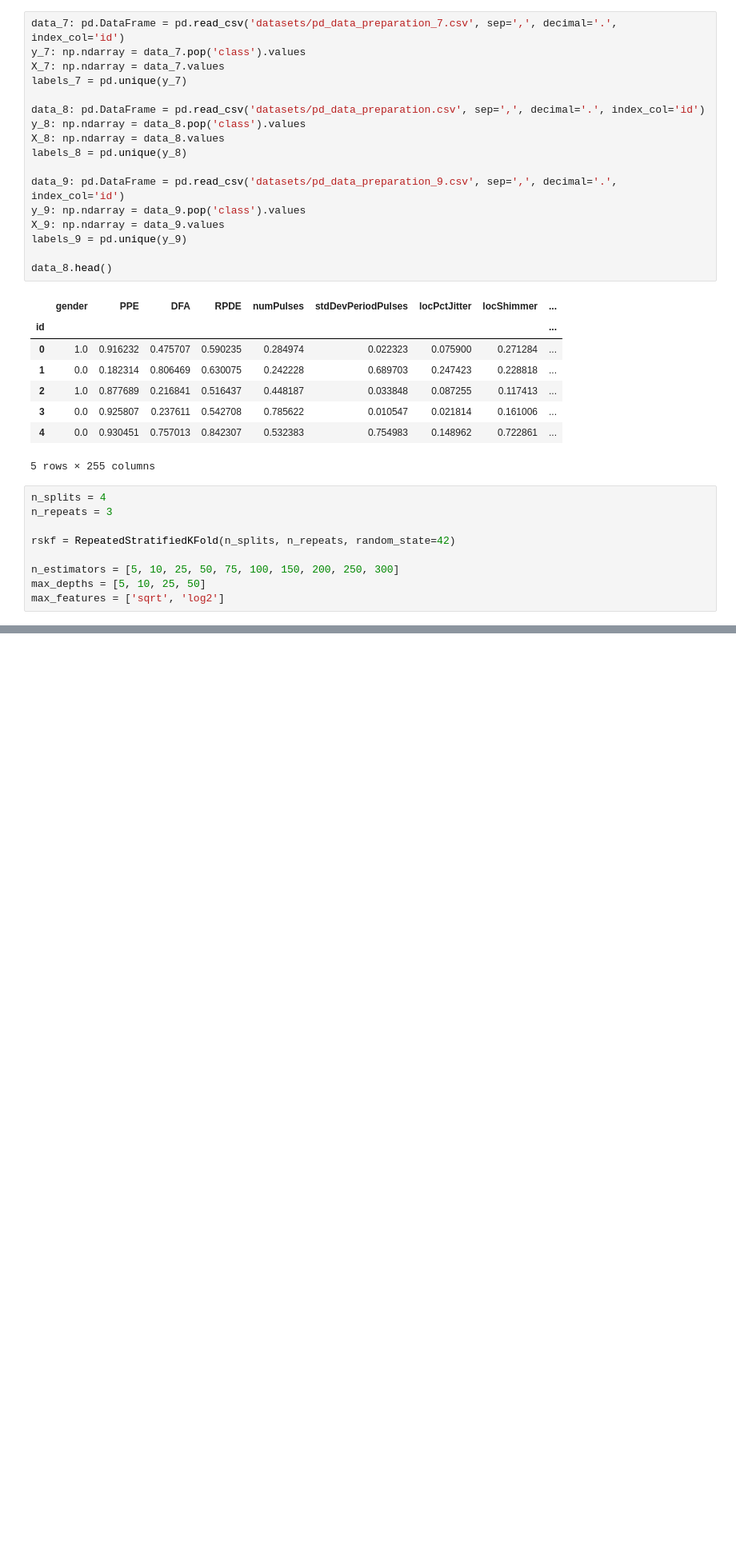
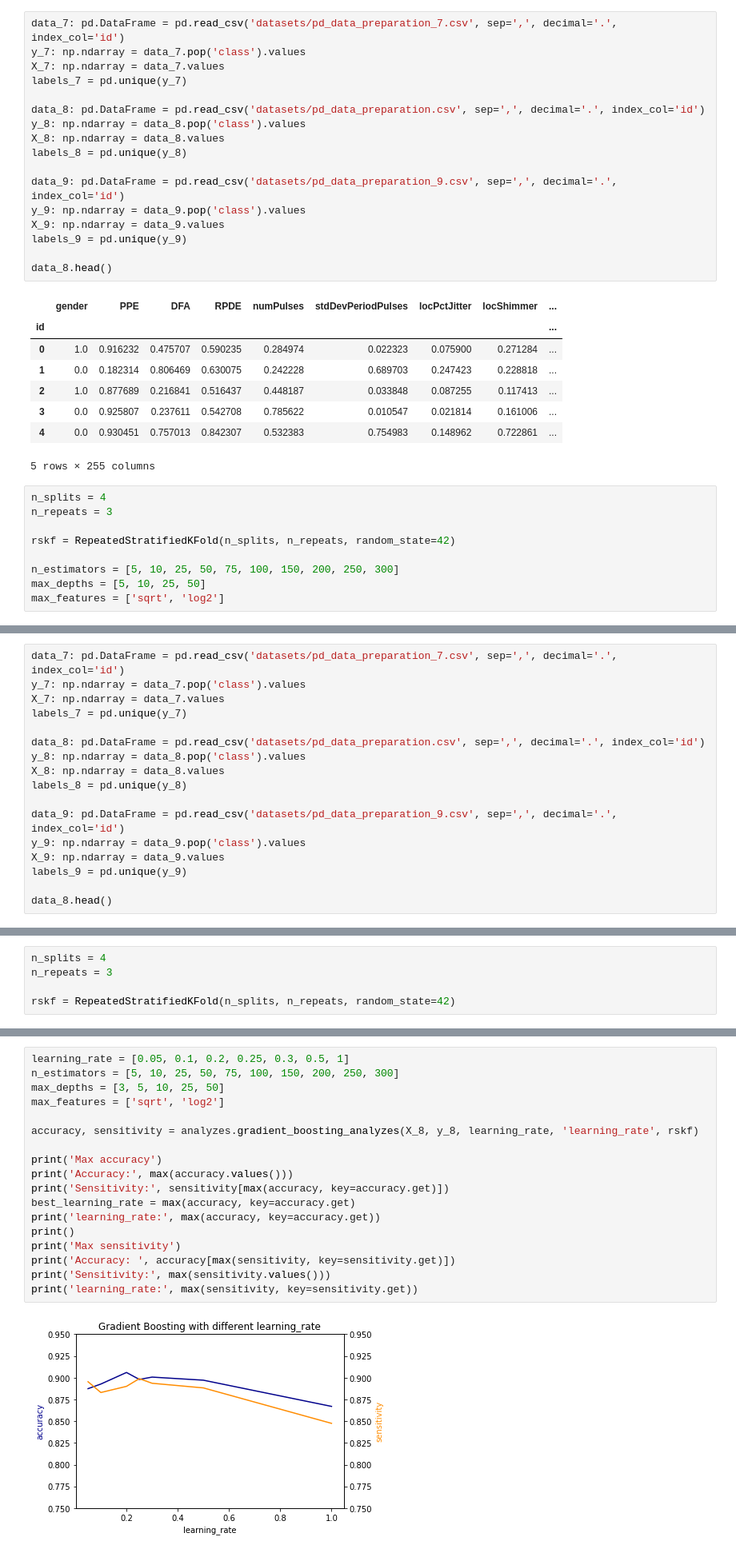
Before and after one commit to RenanNunes/Data_Science_Project_IST, a Jupyter notebook: 05_Ensembles.ipynb, the cells around one changed output, grey strips where cells are left out. Shown at 80% size. Drawn from its saved outputs; the diff is of its cells as text; blank space fills up the shorter version.

Commit message:
Gradient Boosting added in 05_Ensembles, and added comment related to the goal of the project

```diff
--- a/05_Ensembles.ipynb
+++ b/05_Ensembles.ipynb
@@ -155,0 +171,17 @@ Best sensitivity:  0.9007092198581562
+# %%
+data_7: pd.DataFrame = pd.read_csv('datasets/pd_data_preparation_7.csv', sep=',', decimal='.', index_col='id')
+y_7: np.ndarray = data_7.pop('class').values
+X_7: np.ndarray = data_7.values
+labels_7 = pd.unique(y_7)
+
+data_8: pd.DataFrame = pd.read_csv('datasets/pd_data_preparation.csv', sep=',', decimal='.', index_col='id')
+y_8: np.ndarray = data_8.pop('class').values
+X_8: np.ndarray = data_8.values
+labels_8 = pd.unique(y_8)
+
+data_9: pd.DataFrame = pd.read_csv('datasets/pd_data_preparation_9.csv', sep=',', decimal='.', index_col='id')
+y_9: np.ndarray = data_9.pop('class').values
+X_9: np.ndarray = data_9.values
+labels_9 = pd.unique(y_9)
+
+data_8.head()
@@ -155,0 +197,5 @@ Best sensitivity:  0.9007092198581562
+# %%
+n_splits = 4
+n_repeats = 3
+
+rskf = RepeatedStratifiedKFold(n_splits, n_repeats, random_state=42)
@@ -155,0 +211,20 @@ Best sensitivity:  0.9007092198581562
+# %%
+learning_rate = [0.05, 0.1, 0.2, 0.25, 0.3, 0.5, 1]
+n_estimators = [5, 10, 25, 50, 75, 100, 150, 200, 250, 300]
+max_depths = [3, 5, 10, 25, 50]
+max_features = ['sqrt', 'log2']
+
+accuracy, sensitivity = analyzes.gradient_boosting_analyzes(X_8, y_8, learning_rate, 'learning_rate', rskf)
+
+print('Max accuracy')
+print('Accuracy:', max(accuracy.values()))
+print('Sensitivity:', sensitivity[max(accuracy, key=accuracy.get)])
+best_learning_rate = max(accuracy, key=accuracy.get)
+print('learning_rate:', max(accuracy, key=accuracy.get))
+print()
+print('Max sensitivity')
+print('Accuracy: ', accuracy[max(sensitivity, key=sensitivity.get)])
+print('Sensitivity:', max(sensitivity.values()))
+print('learning_rate:', max(sensitivity, key=sensitivity.get))
+# %% [output]
+[figure, added]
```
Also changed, not shown: parts of 24 cells of this notebook, 2 other files.
